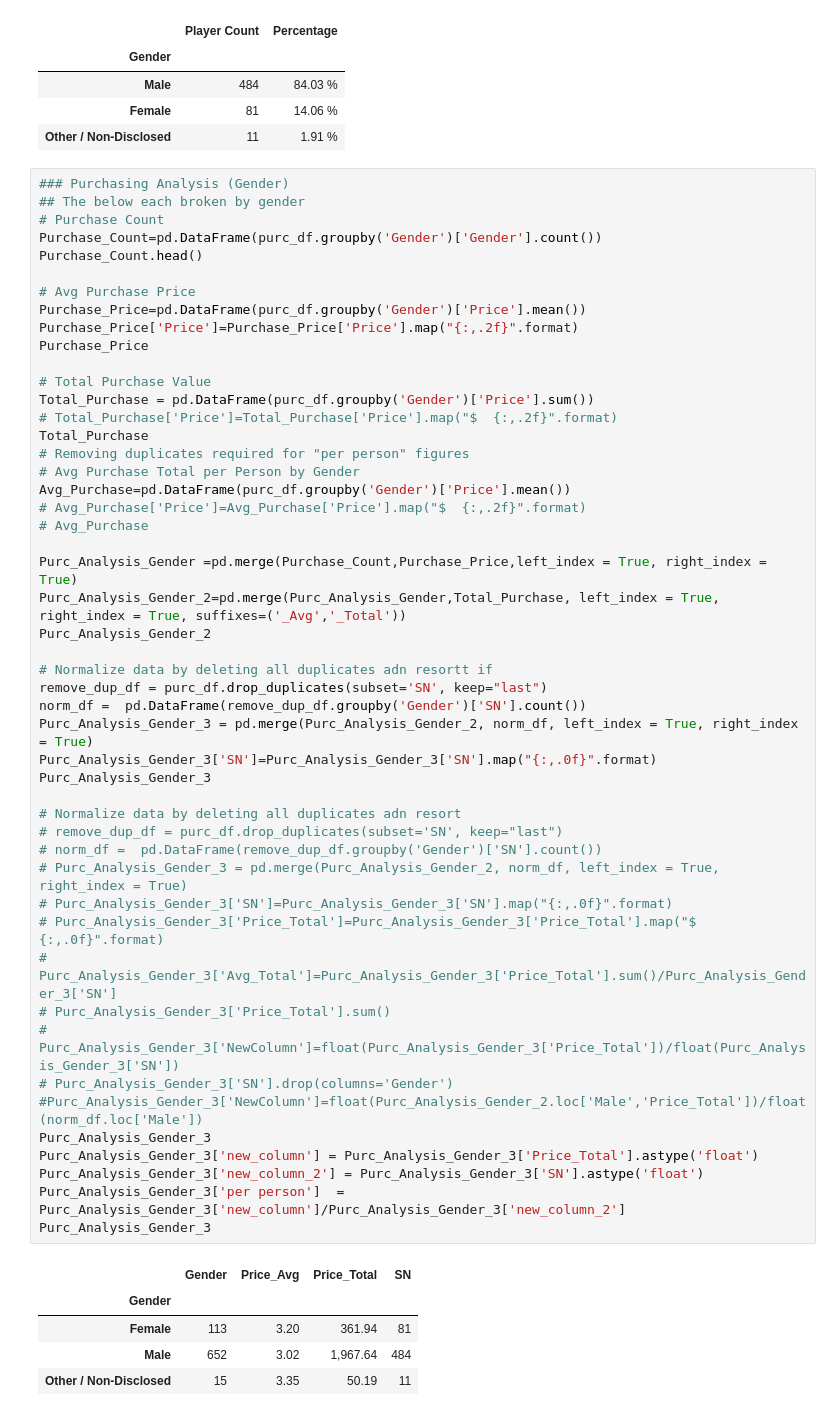
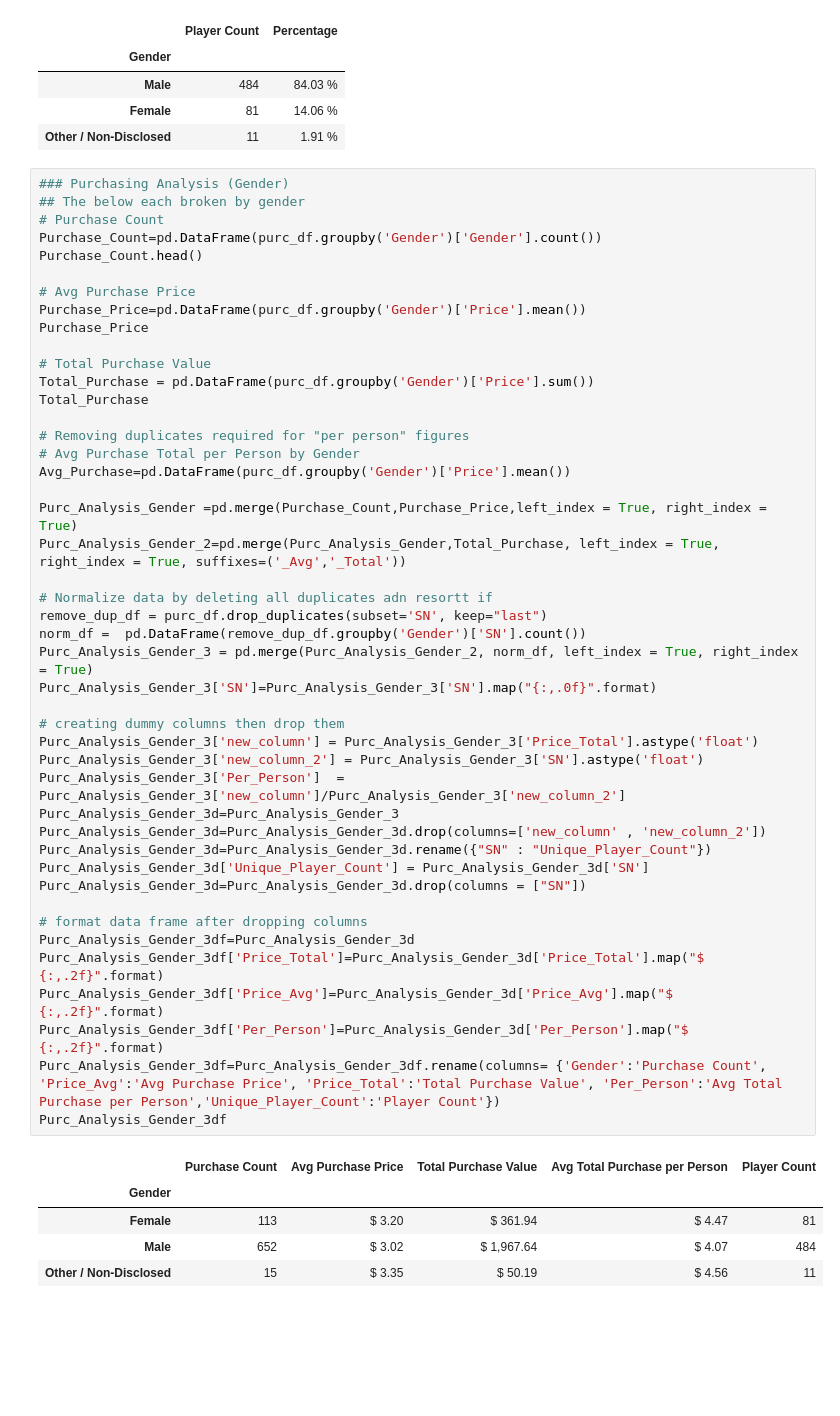
Before and after one commit to attila5287/DU_BigData_hw4_Pandas, a Jupyter notebook: Heroes_of_Pymoli_Attila.ipynb, the cells around one changed output. Saved outputs shown, nothing was run; the diff lists cells and outputs as text; blank space fills up the shorter version.

```diff
--- a/Heroes_of_Pymoli_Attila.ipynb
+++ b/Heroes_of_Pymoli_Attila.ipynb
@@ -95,55 +91,51 @@ gender_df
 # %%
 ### Purchasing Analysis (Gender)
 ## The below each broken by gender
 # Purchase Count
 Purchase_Count=pd.DataFrame(purc_df.groupby('Gender')['Gender'].count())
 Purchase_Count.head()
 
 # Avg Purchase Price
 Purchase_Price=pd.DataFrame(purc_df.groupby('Gender')['Price'].mean())
-Purchase_Price['Price']=Purchase_Price['Price'].map("{:,.2f}".format)
 Purchase_Price
 
 # Total Purchase Value
 Total_Purchase = pd.DataFrame(purc_df.groupby('Gender')['Price'].sum())
-# Total_Purchase['Price']=Total_Purchase['Price'].map("$  {:,.2f}".format)
 Total_Purchase
+
 # Removing duplicates required for "per person" figures
 # Avg Purchase Total per Person by Gender
 Avg_Purchase=pd.DataFrame(purc_df.groupby('Gender')['Price'].mean())
-# Avg_Purchase['Price']=Avg_Purchase['Price'].map("$  {:,.2f}".format)
-# Avg_Purchase
 
 Purc_Analysis_Gender =pd.merge(Purchase_Count,Purchase_Price,left_index = True, right_index = True)
 Purc_Analysis_Gender_2=pd.merge(Purc_Analysis_Gender,Total_Purchase, left_index = True, right_index = True, suffixes=('_Avg','_Total'))
-Purc_Analysis_Gender_2
 
 # Normalize data by deleting all duplicates adn resortt if
 remove_dup_df = purc_df.drop_duplicates(subset='SN', keep="last")
 norm_df =  pd.DataFrame(remove_dup_df.groupby('Gender')['SN'].count())
 Purc_Analysis_Gender_3 = pd.merge(Purc_Analysis_Gender_2, norm_df, left_index = True, right_index = True)
 Purc_Analysis_Gender_3['SN']=Purc_Analysis_Gender_3['SN'].map("{:,.0f}".format)
-Purc_Analysis_Gender_3
 
-# Normalize data by deleting all duplicates adn resort
-# remove_dup_df = purc_df.drop_duplicates(subset='SN', keep="last")
-# norm_df =  pd.DataFrame(remove_dup_df.groupby('Gender')['SN'].count())
-# Purc_Analysis_Gender_3 = pd.merge(Purc_Analysis_Gender_2, norm_df, left_index = True, right_index = True)
-# Purc_Analysis_Gender_3['SN']=Purc_Analysis_Gender_3['SN'].map("{:,.0f}".format)
-# Purc_Analysis_Gender_3['Price_Total']=Purc_Analysis_Gender_3['Price_Total'].map("$ {:,.0f}".format)
-# Purc_Analysis_Gender_3['Avg_Total']=Purc_Analysis_Gender_3['Price_Total'].sum()/Purc_Analysis_Gender_3['SN']
-# Purc_Analysis_Gender_3['Price_Total'].sum()
-# Purc_Analysis_Gender_3['NewColumn']=float(Purc_Analysis_Gender_3['Price_Total'])/float(Purc_Analysis_Gender_3['SN'])
-# Purc_Analysis_Gender_3['SN'].drop(columns='Gender')
-#Purc_Analysis_Gender_3['NewColumn']=float(Purc_Analysis_Gender_2.loc['Male','Price_Total'])/float(norm_df.loc['Male'])
-Purc_Analysis_Gender_3
+# creating dummy columns then drop them
 Purc_Analysis_Gender_3['new_column'] = Purc_Analysis_Gender_3['Price_Total'].astype('float')
 Purc_Analysis_Gender_3['new_column_2'] = Purc_Analysis_Gender_3['SN'].astype('float')
-Purc_Analysis_Gender_3['per person']  = Purc_Analysis_Gender_3['new_column']/Purc_Analysis_Gender_3['new_column_2']
-Purc_Analysis_Gender_3
+Purc_Analysis_Gender_3['Per_Person']  = Purc_Analysis_Gender_3['new_column']/Purc_Analysis_Gender_3['new_column_2']
+Purc_Analysis_Gender_3d=Purc_Analysis_Gender_3
+Purc_Analysis_Gender_3d=Purc_Analysis_Gender_3d.drop(columns=['new_column' , 'new_column_2'])
+Purc_Analysis_Gender_3d=Purc_Analysis_Gender_3d.rename({"SN" : "Unique_Player_Count"})
+Purc_Analysis_Gender_3d['Unique_Player_Count'] = Purc_Analysis_Gender_3d['SN']
+Purc_Analysis_Gender_3d=Purc_Analysis_Gender_3d.drop(columns = ["SN"])
+
+# format data frame after dropping columns
+Purc_Analysis_Gender_3df=Purc_Analysis_Gender_3d
+Purc_Analysis_Gender_3df['Price_Total']=Purc_Analysis_Gender_3d['Price_Total'].map("$  {:,.2f}".format)
+Purc_Analysis_Gender_3df['Price_Avg']=Purc_Analysis_Gender_3d['Price_Avg'].map("$  {:,.2f}".format)
+Purc_Analysis_Gender_3df['Per_Person']=Purc_Analysis_Gender_3d['Per_Person'].map("$  {:,.2f}".format)
+Purc_Analysis_Gender_3df=Purc_Analysis_Gender_3df.rename(columns= {'Gender':'Purchase Count', 'Price_Avg':'Avg Purchase Price', 'Price_Total':'Total Purchase Value', 'Per_Person':'Avg Total Purchase per Person','Unique_Player_Count':'Player Count'})
+Purc_Analysis_Gender_3df
 # %% [output]
-|  | Gender | Price_Avg | Price_Total | SN |
-| Gender |  |  |  |  |
-| Female | 113 | 3.20 | 361.94 | 81 |
-| Male | 652 | 3.02 | 1,967.64 | 484 |
-| Other / Non-Disclosed | 15 | 3.35 | 50.19 | 11 |
+|  | Purchase Count | Avg Purchase Price | Total Purchase Value | Avg Total Purchase per Person | Player Count |
+| Gender |  |  |  |  |  |
+| Female | 113 | $ 3.20 | $ 361.94 | $ 4.47 | 81 |
+| Male | 652 | $ 3.02 | $ 1,967.64 | $ 4.07 | 484 |
+| Other / Non-Disclosed | 15 | $ 3.35 | $ 50.19 | $ 4.56 | 11 |
```
Also changed, not shown: parts of 7 cells of this notebook.
